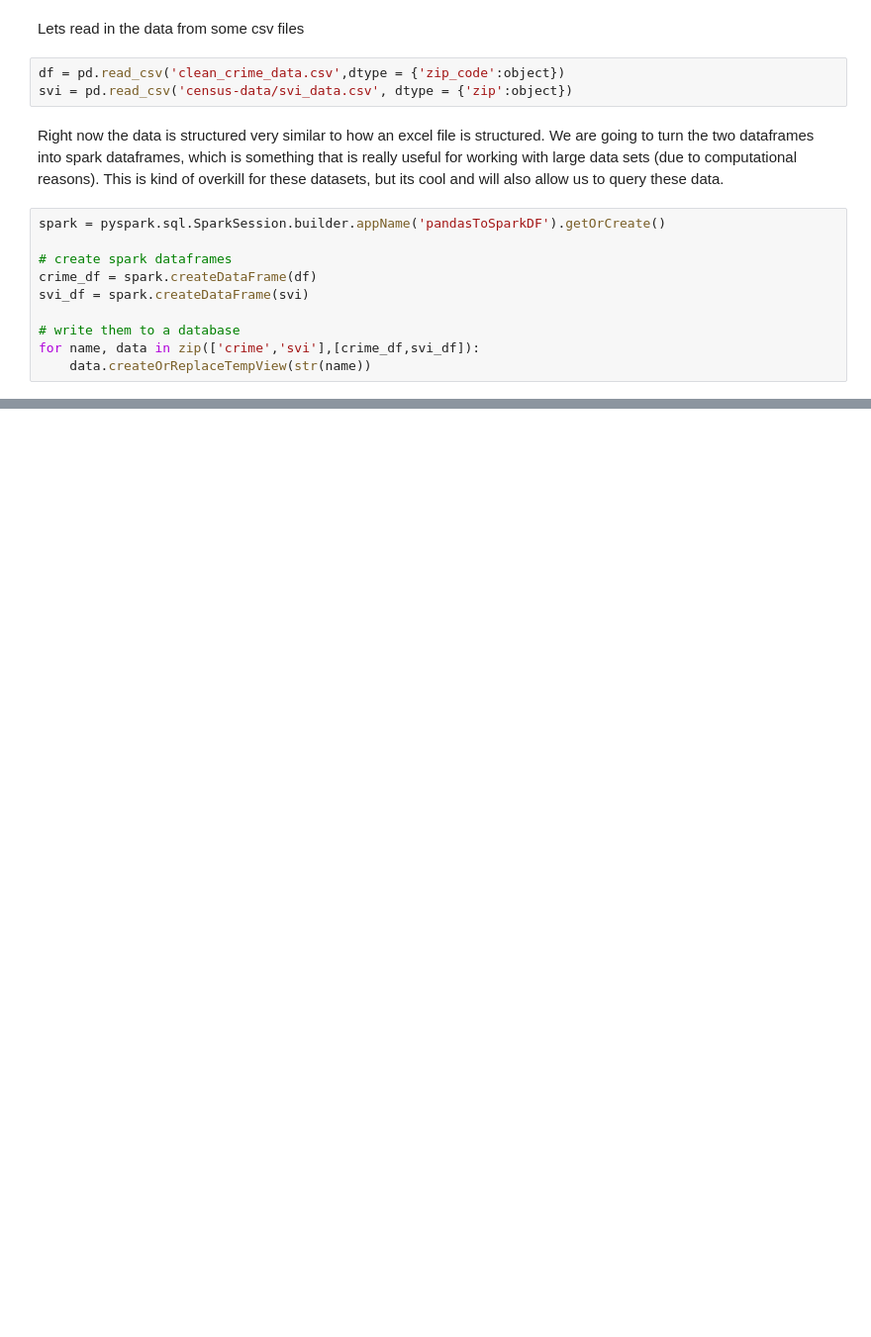
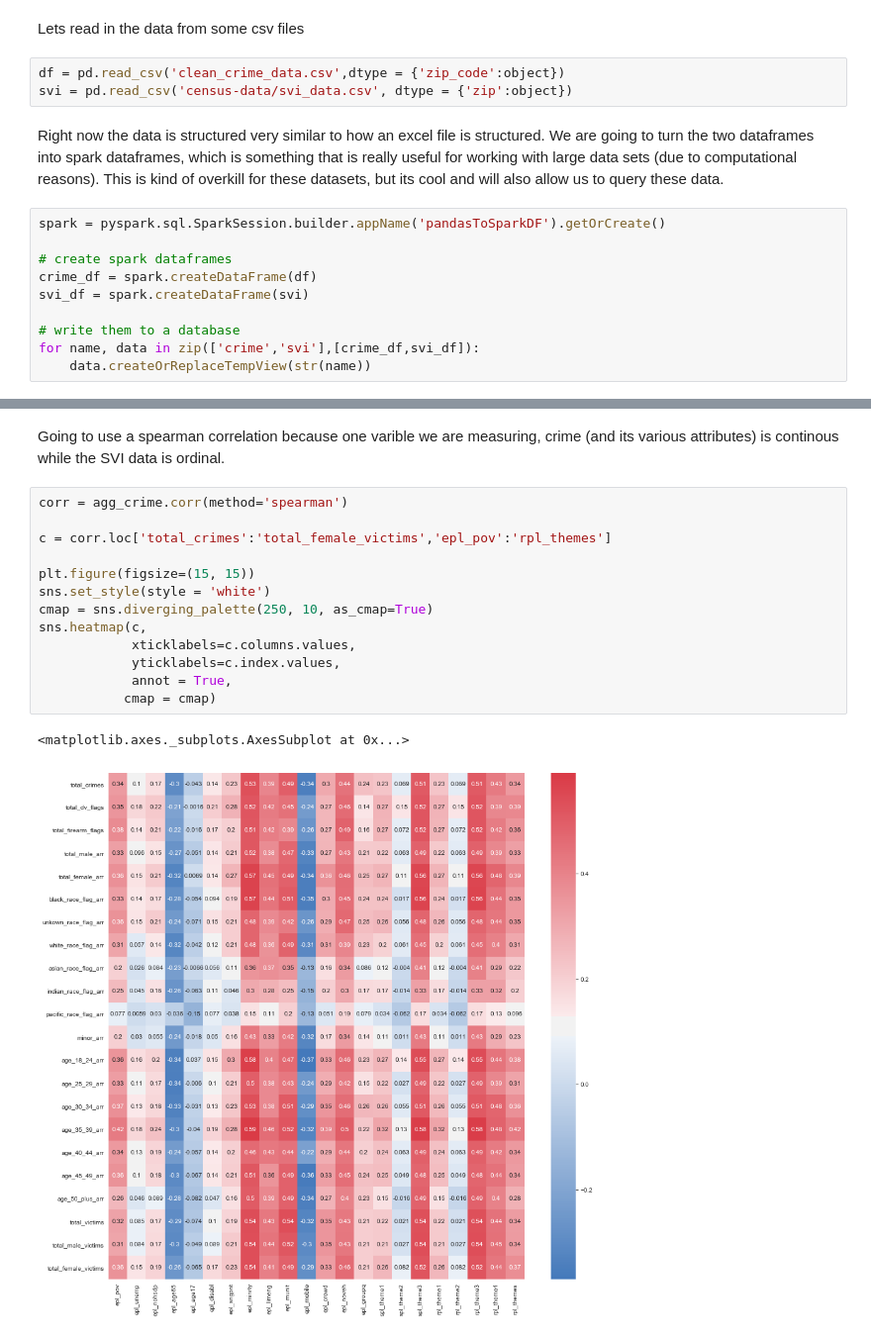
Before and after one commit to callawayh/KC-Crime-Project, a Jupyter notebook: 4.0-svi-correlation.ipynb, the cells around one changed output, grey strips where cells are left out. Shown at 99% size. Saved outputs shown, nothing was run; the diff lists cells and outputs as text; blank space fills up the shorter version.

Commit message:
updating svi corr

```diff
--- a/4.0-svi-correlation.ipynb
+++ b/4.0-svi-correlation.ipynb
@@ -56,0 +66,18 @@ Index(['crime_id', 'from_date', 'description', 'zip_code', 'charge_id',
+# %% [markdown]
+Going to use a spearman correlation because one varible we are measuring, crime (and its various attributes) is continous while the SVI data is ordinal.
+# %%
+corr = agg_crime.corr(method='spearman')
+
+c = corr.loc['total_crimes':'total_female_victims','epl_pov':'rpl_themes']
+
+plt.figure(figsize=(15, 15))
+sns.set_style(style = 'white')
+cmap = sns.diverging_palette(250, 10, as_cmap=True)
+sns.heatmap(c,
+            xticklabels=c.columns.values,
+            yticklabels=c.index.values,
+            annot = True,
+           cmap = cmap)
+# %% [output]
+<matplotlib.axes._subplots.AxesSubplot at 0x...>
+[figure, added]
```
Also changed, not shown: parts of 4 cells of this notebook, 4 other files.
